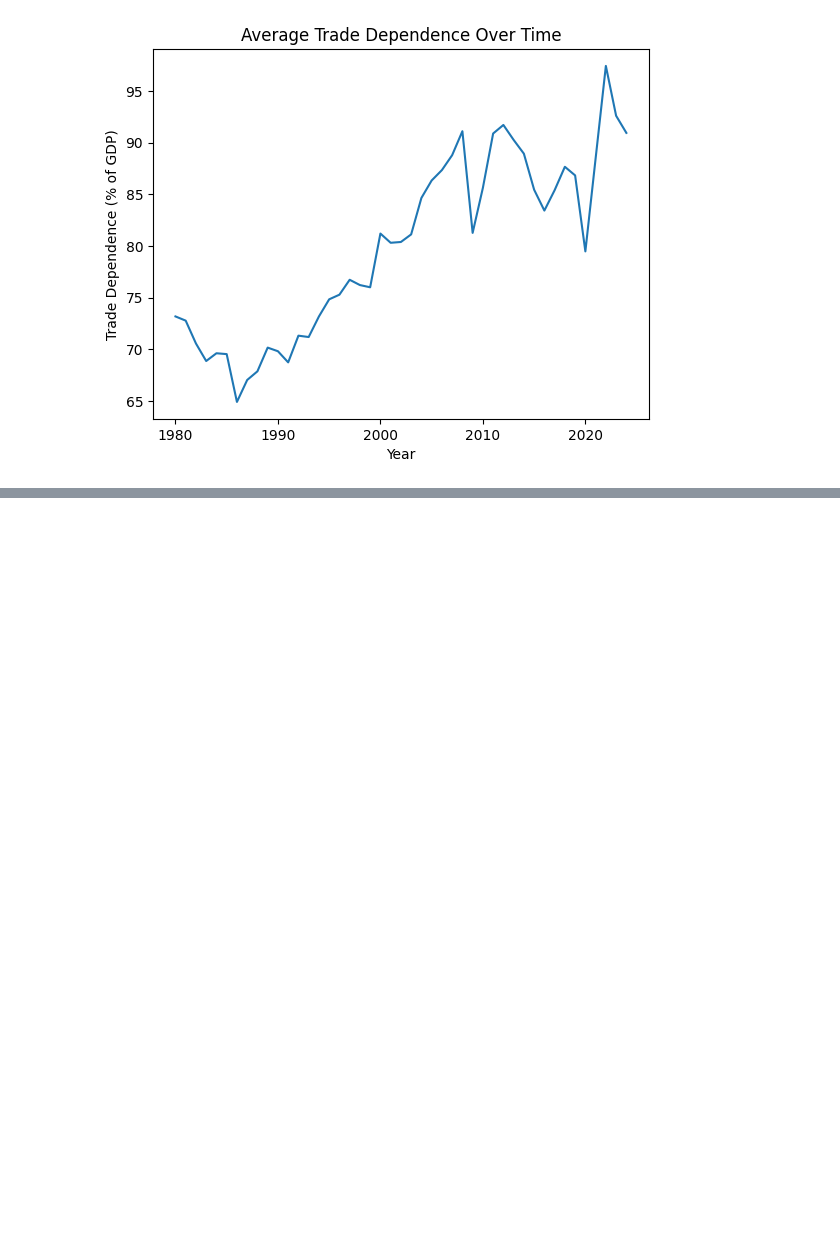
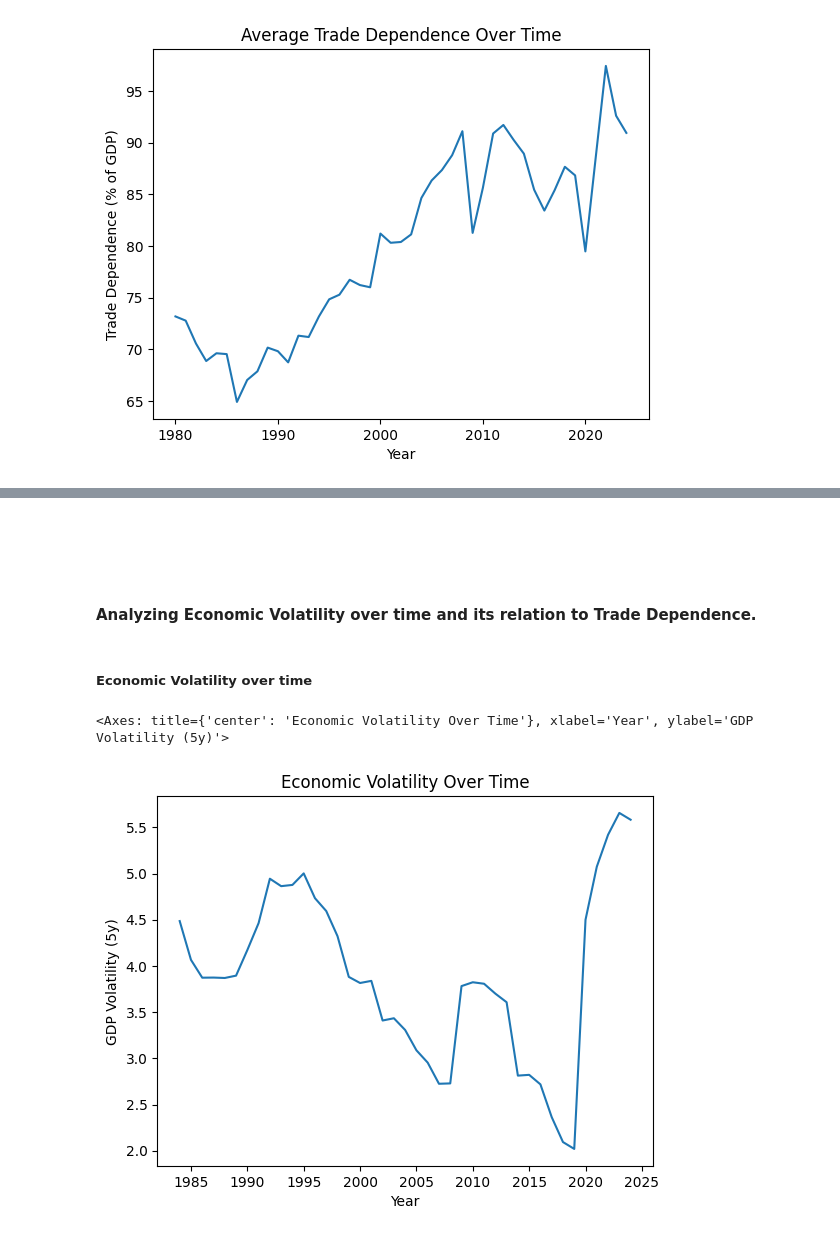
Before and after one commit to marvinminhaz/Trade_dependence_Economic_Stability_and_Democracy_Project, a Jupyter notebook: Trade_dependence_Economic_Stability_and_Democracy.ipynb, the cells around one changed output, grey strips where cells are left out. Saved outputs shown, nothing was run; the diff lists cells and outputs as text; code cells hidden in the pictures; blank space fills up the shorter version.

Commit message:
added GDP volatility trend (mean and median), added trade dependence and gdp volatility and inflation volatility sections and added thier log1p regplot graphs and their analysis

```diff
--- a/Trade_dependence_Economic_Stability_and_Democracy.ipynb
+++ b/Trade_dependence_Economic_Stability_and_Democracy.ipynb
@@ -411,3 +411,15 @@ The most dramatic volatility occurs at the end of the sample:
 * **The Rebound:** This is followed by an immediate, steep V-shaped recovery, driving trade dependence to an **all-time high of nearly 98% in roughly 2022**, before a slight correction in the final observations.
 
 **Conclusion:** The graph highlights that Trade Dependence is not static. The significant increase in volatility post-2008 validates the need to use rolling volatility measures rather than simple averages to capture these dynamic risks.
+# %% [markdown]
+<br><br>
+# %% [markdown]
+#### Analyzing Economic Volatility over time and its relation to Trade Dependence.
+# %% [markdown]
+##### Economic Volatility over time
+# %%
+economic_volatility_trend = panel_dataframe.groupby("Year")["GDP Volatility (5y)"].mean()
+economic_volatility_trend.plot(xlabel= "Year", ylabel= "GDP Volatility (5y)", title="Economic Volatility Over Time" )
+# %% [output]
+<Axes: title={'center': 'Economic Volatility Over Time'}, xlabel='Year', ylabel='GDP Volatility (5y)'>
+[figure, added]
```
Also changed, not shown: parts of 14 cells of this notebook, 1 other file.
